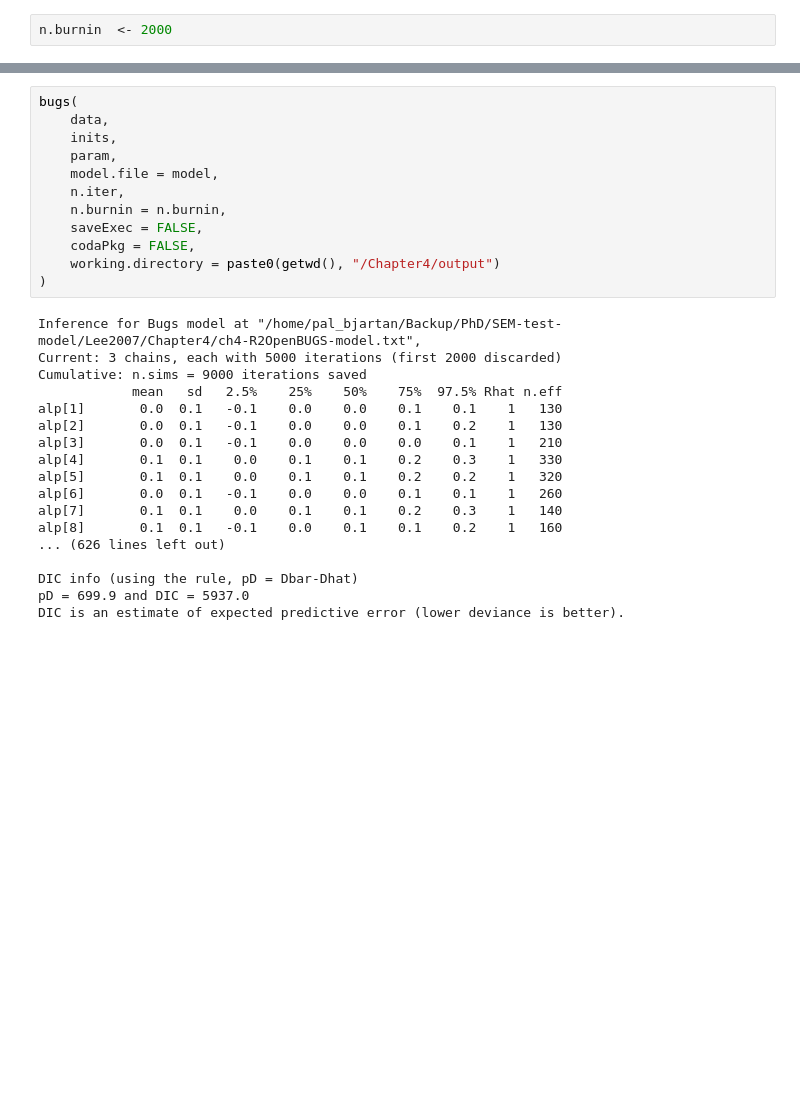
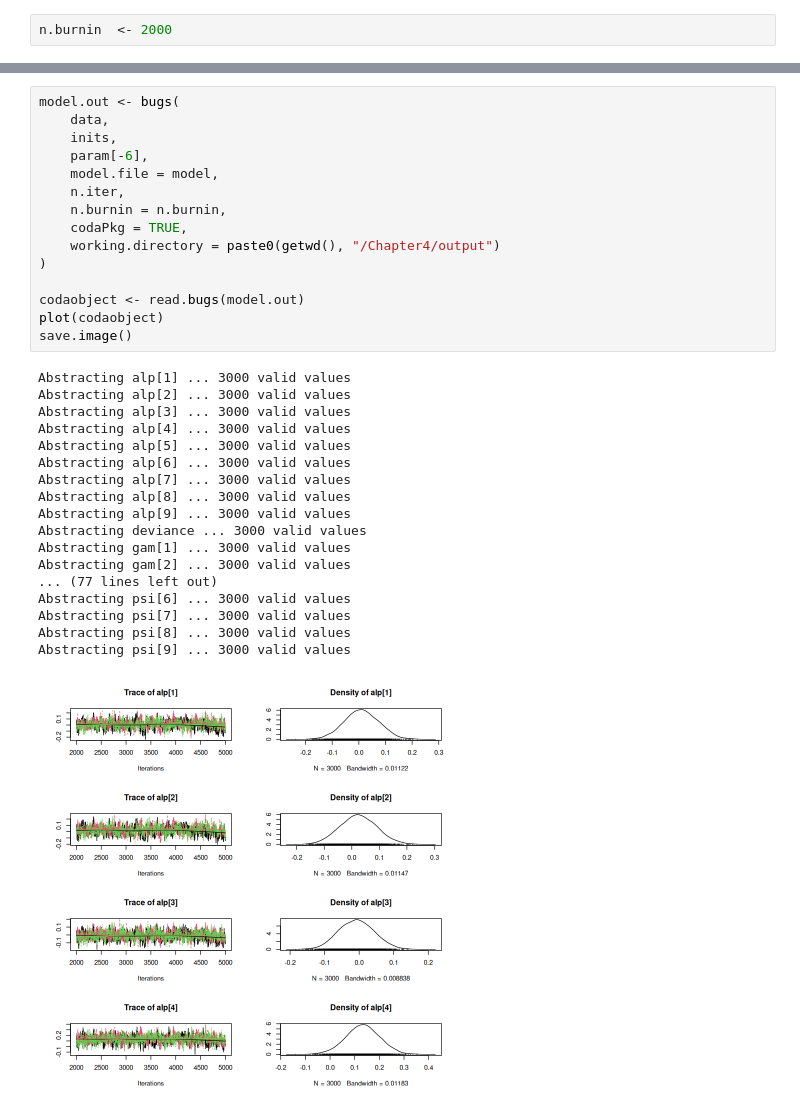
Before and after one commit to pehkawn/Lee2007, a Jupyter notebook: Chapter4/ch4-R2OpenBUGS-codes.ipynb, the cells around one changed output, grey strips where cells are left out. Drawn from its saved outputs; the diff is of its cells as text; blank space fills up the shorter version.

Commit message:
Chapter 4.5 R2OpenBUGS example complete

```diff
--- a/Chapter4/ch4-R2OpenBUGS-codes.ipynb
+++ b/Chapter4/ch4-R2OpenBUGS-codes.ipynb
@@ -193,30 +182,34 @@ To get the corresponding DIC values, set bugs()' argument `DIC = TRUE` (default)
 # %%
-bugs(
+model.out <- bugs(
     data,
     inits,
-    param,
+    param[-6],
     model.file = model,
     n.iter,
     n.burnin = n.burnin,
-    saveExec = FALSE,
-    codaPkg = FALSE,
+    codaPkg = TRUE,
     working.directory = paste0(getwd(), "/Chapter4/output")
 )
+
+codaobject <- read.bugs(model.out)
+plot(codaobject)
+save.image()
 # %% [output]
-Inference for Bugs model at "/home/pal_bjartan/Backup/PhD/SEM-test-model/Lee2007/Chapter4/ch4-R2OpenBUGS-model.txt",
-Current: 3 chains, each with 5000 iterations (first 2000 discarded)
-Cumulative: n.sims = 9000 iterations saved
-            mean   sd   2.5%    25%    50%    75%  97.5% Rhat n.eff
-alp[1]       0.0  0.1   -0.1    0.0    0.0    0.1    0.1    1   130
-alp[2]       0.0  0.1   -0.1    0.0    0.0    0.1    0.2    1   130
-alp[3]       0.0  0.1   -0.1    0.0    0.0    0.0    0.1    1   210
-alp[4]       0.1  0.1    0.0    0.1    0.1    0.2    0.3    1   330
-alp[5]       0.1  0.1    0.0    0.1    0.1    0.2    0.2    1   320
-alp[6]       0.0  0.1   -0.1    0.0    0.0    0.1    0.1    1   260
-alp[7]       0.1  0.1    0.0    0.1    0.1    0.2    0.3    1   140
-alp[8]       0.1  0.1   -0.1    0.0    0.1    0.1    0.2    1   160
-... (626 lines left out)
-
-DIC info (using the rule, pD = Dbar-Dhat)
-pD = 699.9 and DIC = 5937.0
-DIC is an estimate of expected predictive error (lower deviance is better).
+Abstracting alp[1] ... 3000 valid values
+Abstracting alp[2] ... 3000 valid values
+Abstracting alp[3] ... 3000 valid values
+Abstracting alp[4] ... 3000 valid values
+Abstracting alp[5] ... 3000 valid values
+Abstracting alp[6] ... 3000 valid values
+Abstracting alp[7] ... 3000 valid values
+Abstracting alp[8] ... 3000 valid values
+Abstracting alp[9] ... 3000 valid values
+Abstracting deviance ... 3000 valid values
+Abstracting gam[1] ... 3000 valid values
+Abstracting gam[2] ... 3000 valid values
+... (77 lines left out)
+Abstracting psi[6] ... 3000 valid values
+Abstracting psi[7] ... 3000 valid values
+Abstracting psi[8] ... 3000 valid values
+Abstracting psi[9] ... 3000 valid values
+[figure, added]
```
Also changed, not shown: parts of 6 cells of this notebook, 8 other files.
